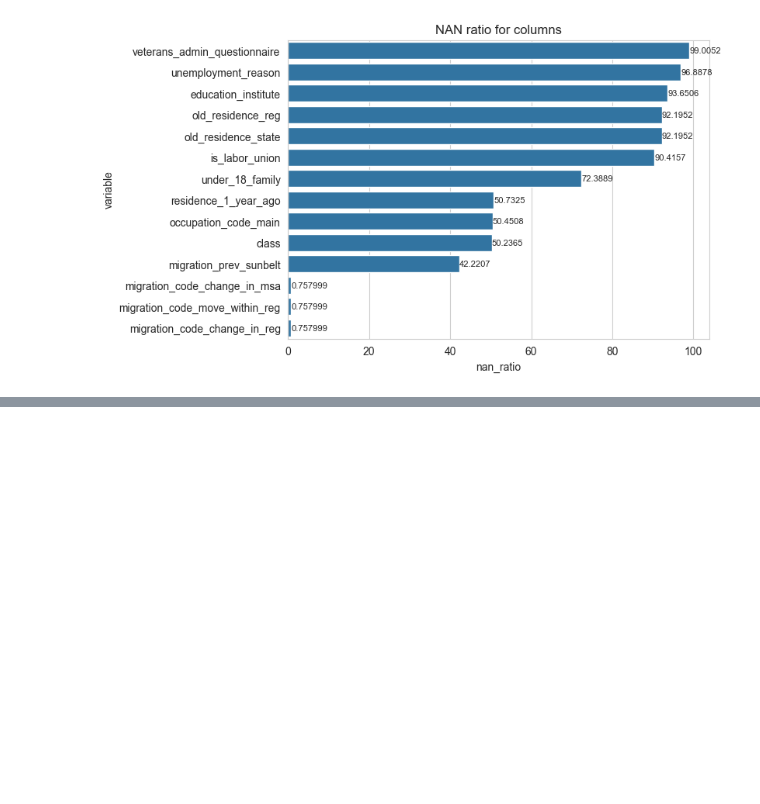
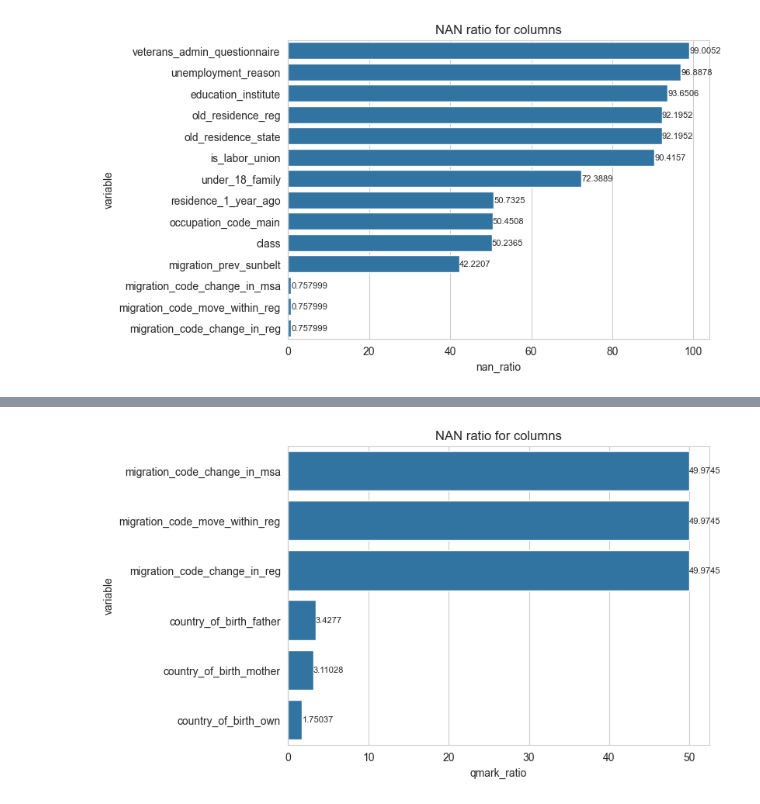
Before and after one commit to hanksnowdon/DataMiningProject, a Jupyter notebook: notebooks/02_Preprocessing.ipynb, the cells around one changed output, grey strips where cells are left out. Drawn from its saved outputs; the diff is of its cells as text; code cells hidden in the pictures; blank space fills up the shorter version.

```diff
--- a/notebooks/02_Preprocessing.ipynb
+++ b/notebooks/02_Preprocessing.ipynb
@@ -66,0 +77,7 @@ data_wo_nan
+# %%
+def qmark_ratio(df):
+    cont = []
+    for i in df.columns:
+        cont.append([i,np.average(df[i]==' ?')*100])
+    res = pd.DataFrame({'variable':[x[0] for x in cont if x[1]!=0], 'qmark_ratio': [x[1] for x in cont if x[1]!=0]})
+    return res
@@ -66,0 +94,9 @@ data_wo_nan
+# %%
+df_qmark = qmark_ratio(data_wo_nan).sort_values('qmark_ratio', ascending = False)
+f, ax = plt.subplots(1, 1, figsize=(7, 5))
+sns.barplot(df_qmark, y='variable', x='qmark_ratio', orient='h',ax = ax)
+ax.bar_label(ax.containers[0], fontsize=8)
+plt.title('NAN ratio for columns')
+plt.show()
+# %% [output]
+[figure, added]
```
Also changed, not shown: parts of 10 cells of this notebook, 4 other files.
